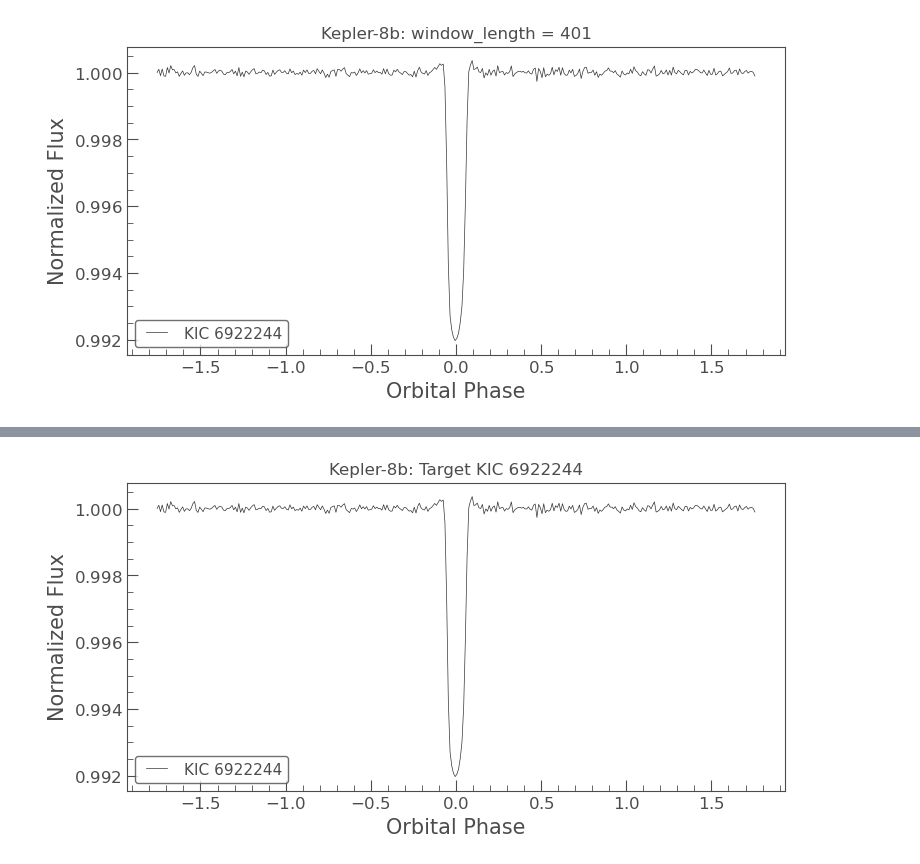
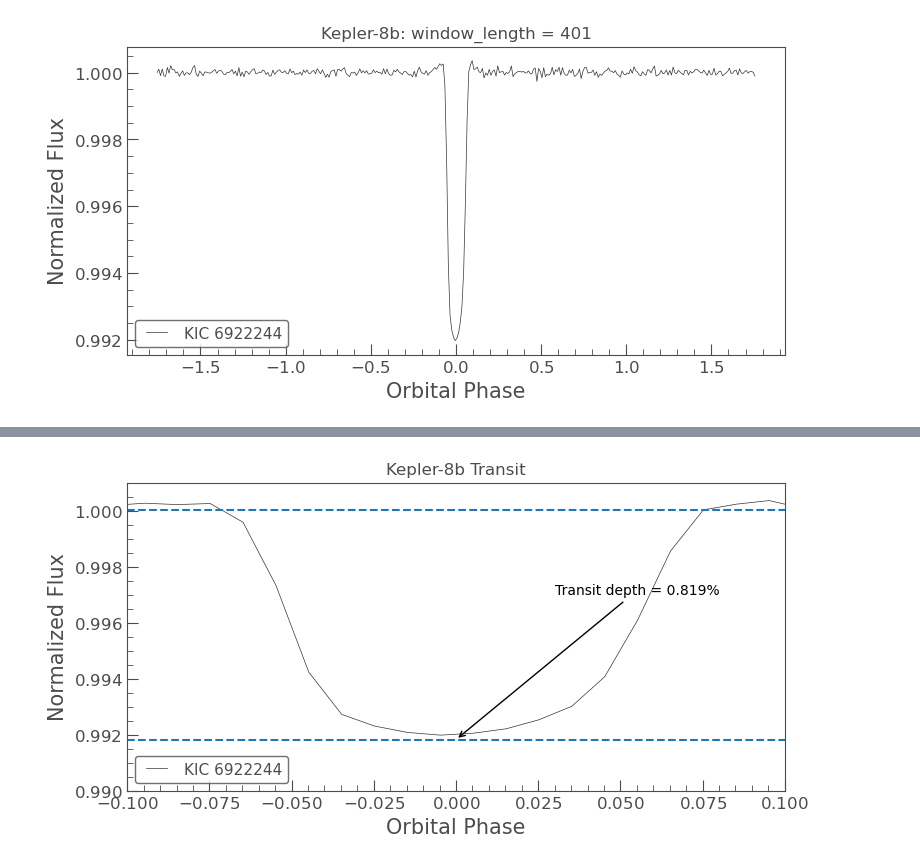
Before and after one commit to ekamgill1671/kepler-8b-transit-reproduction, a Jupyter notebook: data/keplerpractice.ipynb, the cells around one changed output, grey strips where cells are left out. Cells and saved outputs as stored; diff of their text form; code cells hidden in the pictures.

```diff
--- a/data/keplerpractice.ipynb
+++ b/data/keplerpractice.ipynb
@@ -250,26 +250,6 @@ t0_bls = pd_bls.transit_time_at_max_power
 print("BLS period:", period_bls)
 print("Transit time:", t0_bls)
 
-
-
-# Flatten the LC using window_length value of 401
-lc_flat = lc.flatten(window_length=401)
-
-# Fold LC using BOTH the period and transit time - centers transit at 0
-lc_folded = lc_flat.fold(period=period_bls, epoch_time=t0_bls)
-
-#Bin the folded light curve
-lc_binned = lc_folded.bin(time_bin_size=0.01)
-
-#Plot the folded + binned LC:
-ax = lc_binned.plot()
-
-ax.set_xlabel("Orbital Phase")
-ax.set_ylabel("Normalized Flux")
-ax.set_title("Kepler-8b: Target KIC 6922244")
-
-
-# Measure transit depth to see if there is a difference between window lengths
 
 # Creates a variable & extracts raw numerical array of orbital phase values from the LC
 phase = lc_folded.phase.value
@@ -303,6 +283,57 @@ published_planet_radius = 1.419
 # Calculate the % difference for planet radius
 planet_radius_difference = abs(planet_radius - published_planet_radius) / published_planet_radius * (100)
 
+# Final Light Curve
+
+# Flatten the LC using window_length value of 401
+lc_flat = lc.flatten(window_length=401)
+
+# Fold LC using BOTH the period and transit time - centers transit at 0
+lc_folded = lc_flat.fold(period=period_bls, epoch_time=t0_bls)
+
+#Bin the folded light curve
+lc_binned = lc_folded.bin(time_bin_size=0.01)
+
+#Plot the folded + binned LC:
+ax = lc_binned.plot()
+
+ax.set_xlabel("Orbital Phase")
+ax.set_ylabel("Normalized Flux")
+ax.set_title("Kepler-8b: Target KIC 6922244")
+
+#Zoom in on the transit
+ax.set_xlim(-0.1, 0.1)
+ax.set_ylim(0.990, 1.001)
+
+# Draw line for the flux measurements outside the transit
+ax.axhline(
+    F_out,
+    linestyle="--",
+    label=f"F_out = {F_out:.4f}"
+)
+
+# Draw line for the flux measurements inside the transit
+ax.axhline(
+    F_in,
+    linestyle="--",
+    label=f"F_in = {F_in:.4f}"
+)
+
+# Annotate depth onto graph
+ax.annotate(
+    f"Transit depth = {depth*100:.3f}%",
+    xy=(0, F_in),
+    xytext=(0.030, 0.997),
+    arrowprops=dict(arrowstyle="->")
+)
+
+# Titles for graph, x-axis, and y-axis
+ax.set_xlabel("Orbital Phase")
+ax.set_ylabel("Normalized Flux")
+ax.set_title("Kepler-8b Transit")
+
+plt.show()
+
 # Values
 print(
     "window_length = 401",
@@ -310,7 +341,7 @@ print(
     f"F_out = {F_out:.5f}",
     f"depth = {depth*100:.3f}%",
     f"ratio of planet's radius to the star's radius = {radius_ratio:.3f}",
-    f"planet's physical radius = {planet_radius:.3f}J",
+    f"planet's physical radius = {planet_radius:.3f} R_J",
     f"percentage difference in planet radius = {planet_radius_difference:.3f}%",
     sep="\n"
 )
@@ -327 +351 @@ percentage difference in planet radius = 1.021
-[figure, old version]
+[figure, new version]
```
Also changed, not shown: parts of 1 cell of this notebook, 3 other files.
